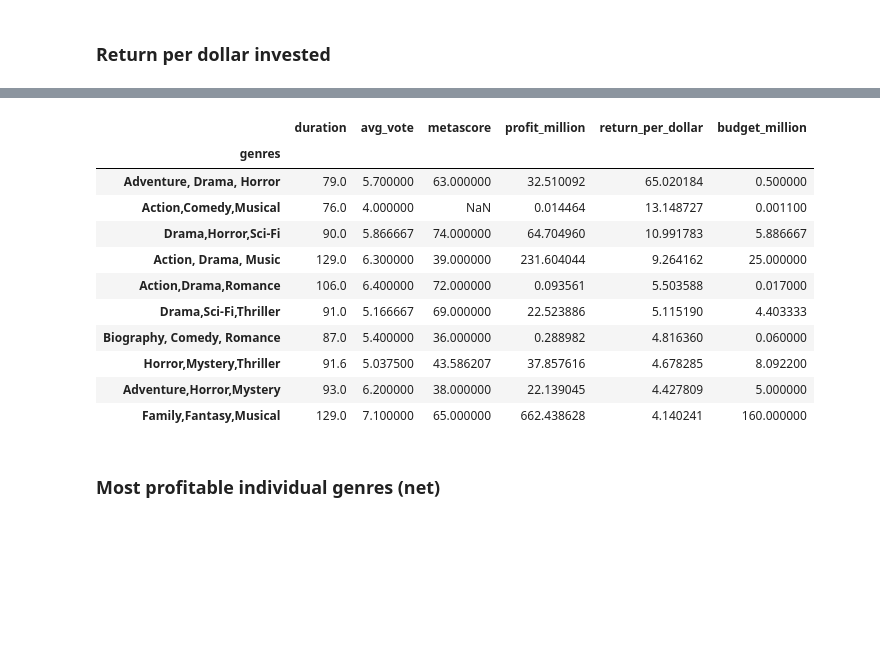
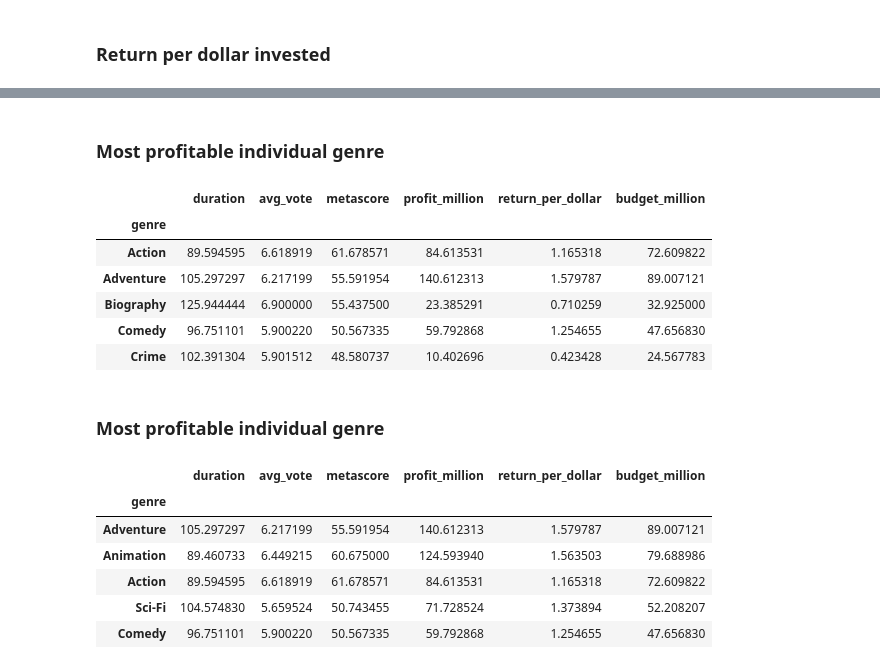
Before and after one commit to Ismaeltrevi/project-cinema, a Jupyter notebook: student.ipynb, the cells around one changed output, grey strips where cells are left out. Cells and saved outputs as stored; diff of their text form; code cells hidden in the pictures; blank space fills up the shorter version.

```diff
--- a/student.ipynb
+++ b/student.ipynb
@@ -799,0 +826,4 @@ df_genre_mean.sort_values(by=['profit_million'],ascending=False).head(10)
+# %%
+# Make a copy of the main DataFrame
+df_copy = df.copy()
+df_copy.head()
@@ -799,0 +840,9 @@ df_genre_mean.sort_values(by=['profit_million'],ascending=False).head(10)
+# %%
+# Split genres and create a new entry for each of the genre a movie falls into
+s = df_copy['genre'].str.split(',').apply(Series, 1).stack()
+# Create a temporary DataFrame with the index and genre columns
+s.index = s.index.droplevel(-1)
+s.name = 'genre'
+# Delete the genre column
+del df_copy['genre']
+df_split_genres = df_copy.join(s)
@@ -800,17 +854,43 @@ df_genre_mean.sort_values(by=['profit_million'],ascending=False).head(10)
+# %%
+# This code allows pandas to show all the rows
+pd.set_option('display.max_rows', None)
+# Group data by genre and get mean for each genre and each variable, divide by 1 million for better visibility
+df_per_genre = df_split_genres.groupby(['genre']).mean()
+df_per_genre ['profit_million'] = df_per_genre['profit']/1000000
+df_per_genre ['return_per_dollar'] = df_per_genre['profit']/df_per_genre['budget']
+# Delete the 'profit' column
+del df_per_genre['profit']
+df_per_genre['worlwide_gross_income'] = df_per_genre['worlwide_gross_income']/1000000
+# Delete the 'worlwide_gross_income' column
+del df_per_genre['worlwide_gross_income']
+df_per_genre['budget_million'] = df_per_genre['budget']/1000000
+# Delete the 'budget' column
+del df_per_genre['budget']
+# Delete the 'year' column
+del df_per_genre['year']
+# %%
+df_per_genre = df_per_genre[~df_per_genre.index.duplicated(keep='last')]
+# %% [markdown]
+### Most profitable individual genre
+# %%
+df_per_genre.groupby(['genre']).mean().head()
+# %% [output]
+|  | duration | avg_vote | metascore | profit_million | return_per_dollar | budget_million |
+| genre |  |  |  |  |  |  |
+| Action | 89.594595 | 6.618919 | 61.678571 | 84.613531 | 1.165318 | 72.609822 |
+| Adventure | 105.297297 | 6.217199 | 55.591954 | 140.612313 | 1.579787 | 89.007121 |
+| Biography | 125.944444 | 6.900000 | 55.437500 | 23.385291 | 0.710259 | 32.925000 |
+| Comedy | 96.751101 | 5.900220 | 50.567335 | 59.792868 | 1.254655 | 47.656830 |
+| Crime | 102.391304 | 5.901512 | 48.580737 | 10.402696 | 0.423428 | 24.567783 |
+# %% [markdown]
+### Most profitable individual genre
 # %%
-df_genre_mean.sort_values(by=['return_per_dollar'],ascending=False).head(10)
+df_per_genre.sort_values(by=['profit_million'],ascending=False).head()
 # %% [output]
 |  | duration | avg_vote | metascore | profit_million | return_per_dollar | budget_million |
-| genres |  |  |  |  |  |  |
-| Adventure, Drama, Horror | 79.0 | 5.700000 | 63.000000 | 32.510092 | 65.020184 | 0.500000 |
-| Action,Comedy,Musical | 76.0 | 4.000000 | NaN | 0.014464 | 13.148727 | 0.001100 |
-| Drama,Horror,Sci-Fi | 90.0 | 5.866667 | 74.000000 | 64.704960 | 10.991783 | 5.886667 |
-| Action, Drama, Music | 129.0 | 6.300000 | 39.000000 | 231.604044 | 9.264162 | 25.000000 |
-| Action,Drama,Romance | 106.0 | 6.400000 | 72.000000 | 0.093561 | 5.503588 | 0.017000 |
-| Drama,Sci-Fi,Thriller | 91.0 | 5.166667 | 69.000000 | 22.523886 | 5.115190 | 4.403333 |
-| Biography, Comedy, Romance | 87.0 | 5.400000 | 36.000000 | 0.288982 | 4.816360 | 0.060000 |
-| Horror,Mystery,Thriller | 91.6 | 5.037500 | 43.586207 | 37.857616 | 4.678285 | 8.092200 |
-| Adventure,Horror,Mystery | 93.0 | 6.200000 | 38.000000 | 22.139045 | 4.427809 | 5.000000 |
-| Family,Fantasy,Musical | 129.0 | 7.100000 | 65.000000 | 662.438628 | 4.140241 | 160.000000 |
+| genre |  |  |  |  |  |  |
+| Adventure | 105.297297 | 6.217199 | 55.591954 | 140.612313 | 1.579787 | 89.007121 |
+| Animation | 89.460733 | 6.449215 | 60.675000 | 124.593940 | 1.563503 | 79.688986 |
+| Action | 89.594595 | 6.618919 | 61.678571 | 84.613531 | 1.165318 | 72.609822 |
+| Sci-Fi | 104.574830 | 5.659524 | 50.743455 | 71.728524 | 1.373894 | 52.208207 |
+| Comedy | 96.751101 | 5.900220 | 50.567335 | 59.792868 | 1.254655 | 47.656830 |
-# %% [markdown]
-### Most profitable individual genres (net)
```
Also changed, not shown: parts of 43 cells of this notebook.
